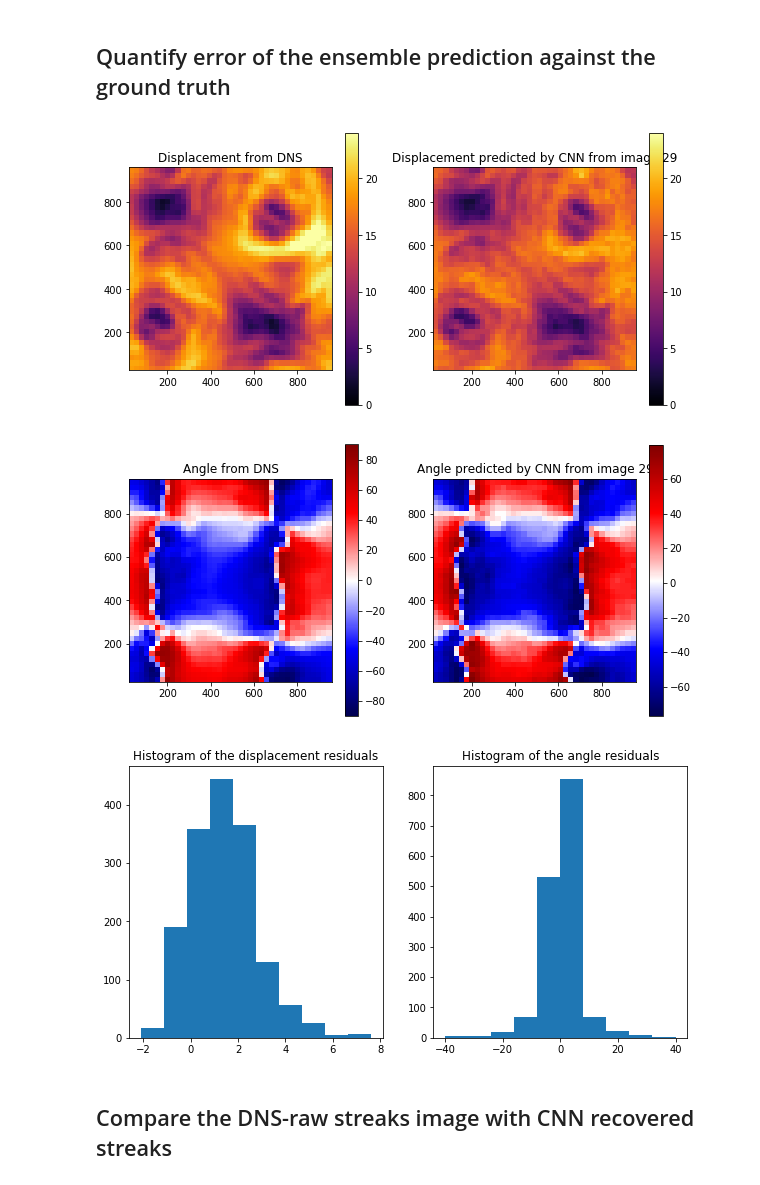
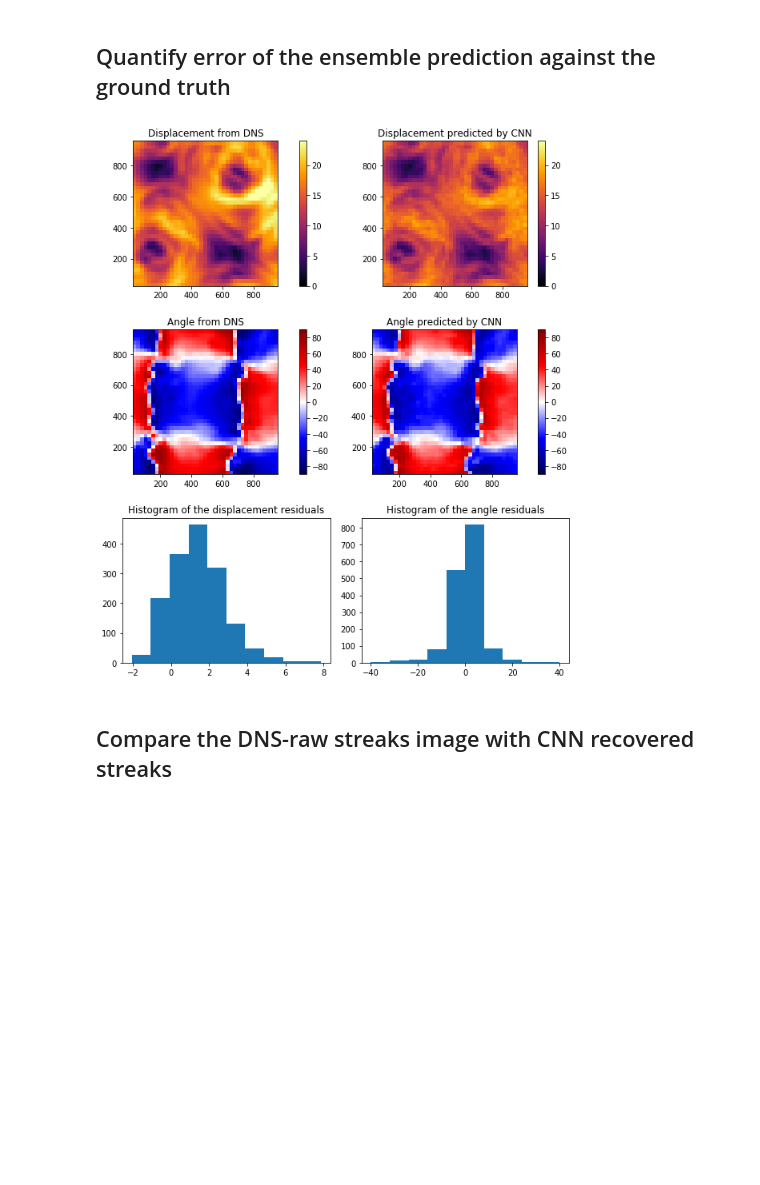
Before and after one commit to agrayver/streakcnn, a Jupyter notebook: test_CNN_on_DNS_pytorch.ipynb, the cells around one changed output. Saved outputs shown, nothing was run; the diff lists cells and outputs as text; code cells hidden in the pictures; blank space fills up the shorter version.

```diff
--- a/test_CNN_on_DNS_pytorch.ipynb
+++ b/test_CNN_on_DNS_pytorch.ipynb
@@ -268,50 +269,47 @@ meanAngleCNN = np.mean(anglecnn, axis=0)
 errorDisplacement=[]
 errorAngle=[]
 errorSpectrum=[]
 
 errorDisplacement.append(displacementdns - meanDisplacementCNN)
 errorAngle.append(angledns - meanAngleCNN)
 
-figure(figsize=(10,5))
-subplot(1,2,1)
+figure(figsize=(10,12))
+subplot(3,2,1)
 title('Displacement from DNS')
 pdispdns=pcolormesh(xdns,ydns,displacementdns,vmin=0,vmax=maxDisplacement,cmap='inferno')
 colorbar(pdispdns)
 axis('scaled')
-subplot(1,2,2)
+subplot(3,2,2)
 
-title('Displacement predicted by CNN from image %d' % iImage)
+title('Displacement predicted by CNN')
 pdispcnn=pcolormesh(xdns,ydns,meanDisplacementCNN,vmin=0,vmax=maxDisplacement,cmap='inferno')
 axis('scaled')
 colorbar(pdispcnn)
-show()
 
-figure(figsize=(10,5))
-subplot(1,2,1)
+subplot(3,2,3)
 title('Angle from DNS')
 pangdns=pcolormesh(xdns,ydns,angledns,vmin=-90,vmax=90, cmap='seismic')
 colorbar(pangdns)
 axis('scaled')
 
-subplot(1,2,2)
-title('Angle predicted by CNN from image %d' % iImage)
-panglecnn=pcolormesh(xdns,ydns,meanAngleCNN, cmap='seismic')
+subplot(3,2,4)
+title('Angle predicted by CNN')
+panglecnn=pcolormesh(xdns,ydns,meanAngleCNN,vmin=-90,vmax=90, cmap='seismic')
 colorbar(panglecnn)
 axis('scaled')
-show()
 
-figure(figsize=(10,5))
-subplot(1,2,1)
+subplot(3,2,5)
 title('Histogram of the displacement residuals')
 h1=hist(np.array(errorDisplacement).flatten(), density=False)
 
-subplot(1,2,2)
+subplot(3,2,6)
 title('Histogram of the angle residuals')
 h2=hist(np.array(errorAngle).flatten(), range=(-40,40),density=False)
+
+subplots_adjust(hspace=0.3, wspace = 0.15)
+savefig('paper/figs/figure6.png', dpi=300, format='png', bbox_inches='tight', pad_inches=0)
 # %% [output]
-[figure, old version]
+[figure, new version]
-[figure, removed]
-[figure, removed]
 # %% [markdown]
 ## Compare the DNS-raw streaks image with CNN recovered streaks
 # %%
```
Also changed, not shown: parts of 4 cells of this notebook, 11 other files.
